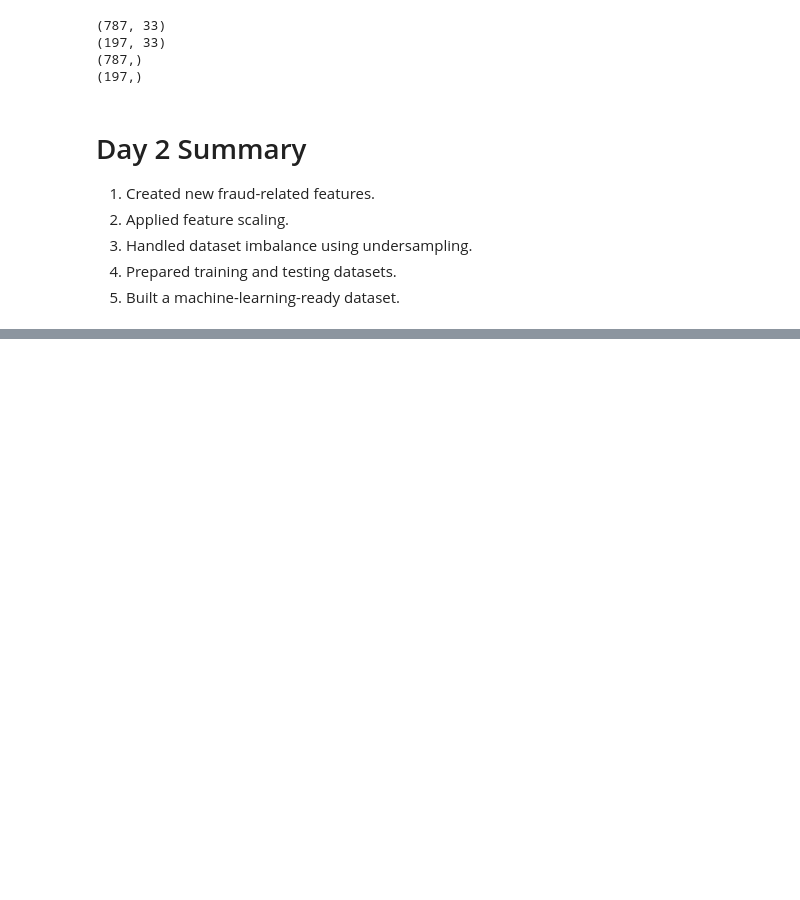
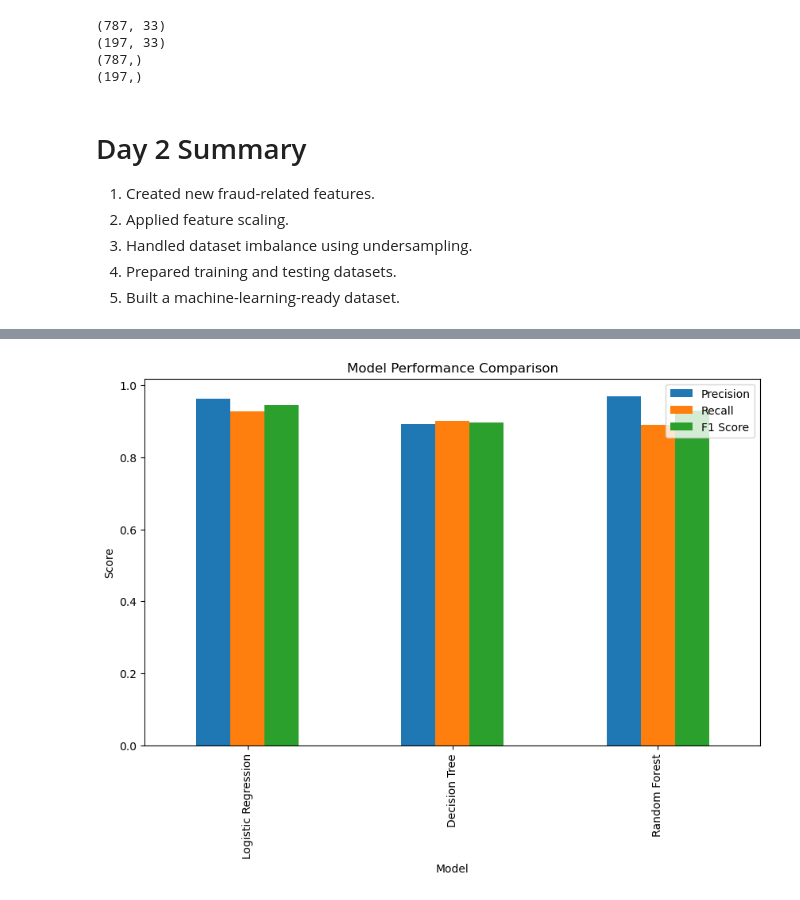
Before and after one commit to vumang44-data/Fraud_detection, a Jupyter notebook: Fraud_Detection_Day1.ipynb, the cells around one changed output, grey strips where cells are left out. Cells and saved outputs as stored; diff of their text form; code cells hidden in the pictures; blank space fills up the shorter version.

```diff
--- a/Fraud_Detection_Day1.ipynb
+++ b/Fraud_Detection_Day1.ipynb
@@ -427,0 +620,13 @@ print(y_test.shape)
+# %%
+model_results.set_index('Model')[['Precision', 'Recall', 'F1 Score']].plot(
+    kind='bar',
+    figsize=(10,6)
+)
+
+plt.title("Model Performance Comparison")
+
+plt.ylabel("Score")
+
+plt.show()
+# %% [output]
+[figure, added]
```
Also changed, not shown: parts of 28 cells of this notebook, 1 other file.
